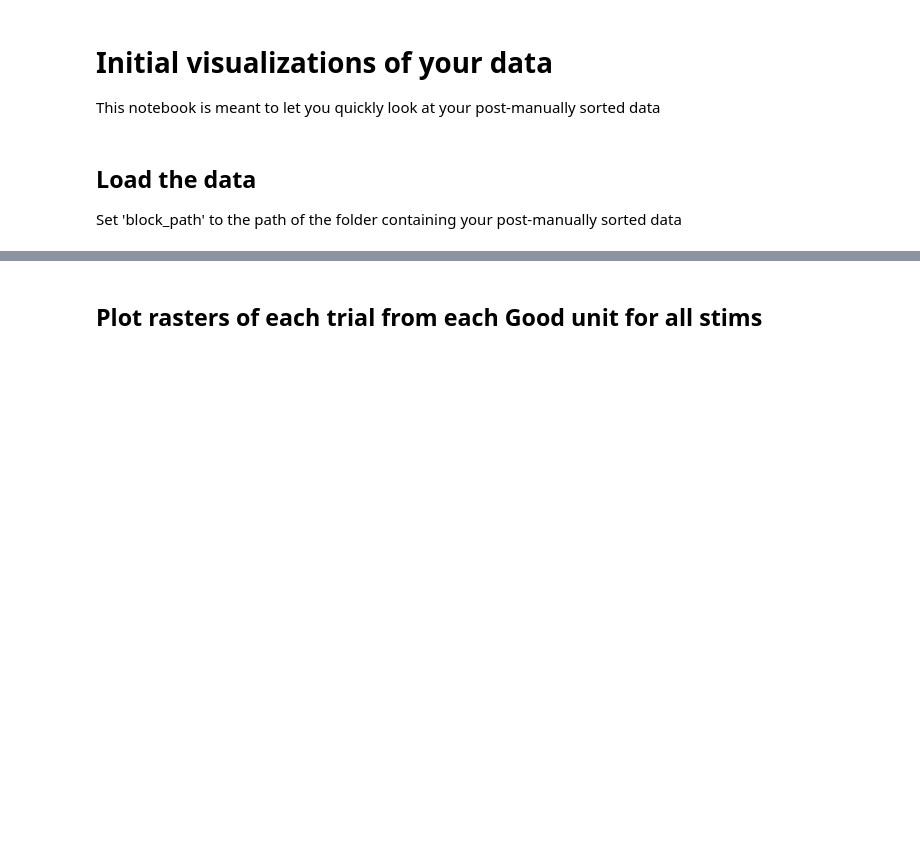
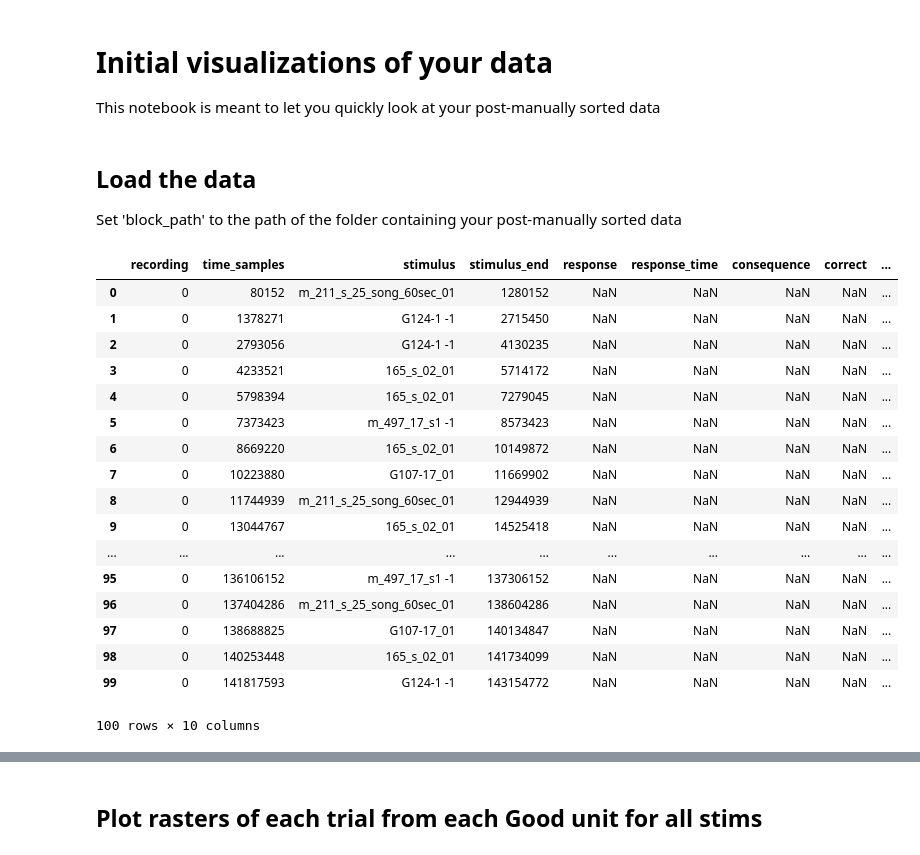
Before and after one commit to theilmbh/ephys-analysis, a Jupyter notebook: notebooks/quick_viz.ipynb, the cells around one changed output, grey strips where cells are left out. Drawn from its saved outputs; the diff is of its cells as text; code cells hidden in the pictures; blank space fills up the shorter version.

```diff
--- a/notebooks/quick_viz.ipynb
+++ b/notebooks/quick_viz.ipynb
@@ -14,10 +15,37 @@ from ephys import core, events, rasters
 
 Set 'block_path' to the path of the folder containing your post-manually sorted data
 # %%
+reload(core)
+reload(events)
+reload(rasters)
 block_path = '/home/brad/cube/Ice/kperks/B1112/klusta/phy041316/Pen01_Lft_AP300_ML700__Site04_Z3300__B1112_cat_P01_S04_1/'
 block_path = '/mnt/cube/btheilma/emily/B1171/klusta/phy103116/Pen02_Lft_AP2500_ML1200__Site14_Z2570__B1171_cat_P02_S14_1/'
-spikes     = core.load_spikes(block_path)
-clusters   = core.load_clusters(block_path)
+block_path = '/mnt/cube/Nasim/experiments/B952/mansort/Pen01_Lft_AP750_ML1750__Site01_Z1100__B952_cat_P01_S01_1/'
+#spikes     = core.load_spikes(block_path)
+#clusters   = core.load_clusters(block_path)
+digmarks = events.load_events(block_path, 'DigMark')
+fs         = core.load_fs(block_path)
 trials     = events.load_trials(block_path)
-fs         = core.load_fs(block_path)
+
 rec        = 0
+# %%
+trials
+# %% [output]
+|  | recording | time_samples | stimulus | stimulus_end | response | response_time | consequence | correct | ... |
+| 0 | 0 | 80152 | m_211_s_25_song_60sec_01 | 1280152 | NaN | NaN | NaN | NaN | ... |
+| 1 | 0 | 1378271 | G124-1 -1 | 2715450 | NaN | NaN | NaN | NaN | ... |
+| 2 | 0 | 2793056 | G124-1 -1 | 4130235 | NaN | NaN | NaN | NaN | ... |
+| 3 | 0 | 4233521 | 165_s_02_01 | 5714172 | NaN | NaN | NaN | NaN | ... |
+| 4 | 0 | 5798394 | 165_s_02_01 | 7279045 | NaN | NaN | NaN | NaN | ... |
+| 5 | 0 | 7373423 | m_497_17_s1 -1 | 8573423 | NaN | NaN | NaN | NaN | ... |
+| 6 | 0 | 8669220 | 165_s_02_01 | 10149872 | NaN | NaN | NaN | NaN | ... |
+| 7 | 0 | 10223880 | G107-17_01 | 11669902 | NaN | NaN | NaN | NaN | ... |
+| 8 | 0 | 11744939 | m_211_s_25_song_60sec_01 | 12944939 | NaN | NaN | NaN | NaN | ... |
+| 9 | 0 | 13044767 | 165_s_02_01 | 14525418 | NaN | NaN | NaN | NaN | ... |
+| ... | ... | ... | ... | ... | ... | ... | ... | ... | ... |
+| 95 | 0 | 136106152 | m_497_17_s1 -1 | 137306152 | NaN | NaN | NaN | NaN | ... |
+| 96 | 0 | 137404286 | m_211_s_25_song_60sec_01 | 138604286 | NaN | NaN | NaN | NaN | ... |
+| 97 | 0 | 138688825 | G107-17_01 | 140134847 | NaN | NaN | NaN | NaN | ... |
+| 98 | 0 | 140253448 | 165_s_02_01 | 141734099 | NaN | NaN | NaN | NaN | ... |
+| 99 | 0 | 141817593 | G124-1 -1 | 143154772 | NaN | NaN | NaN | NaN | ... |
+100 rows × 10 columns
```
Also changed, not shown: parts of 5 cells of this notebook, 4 other files.
